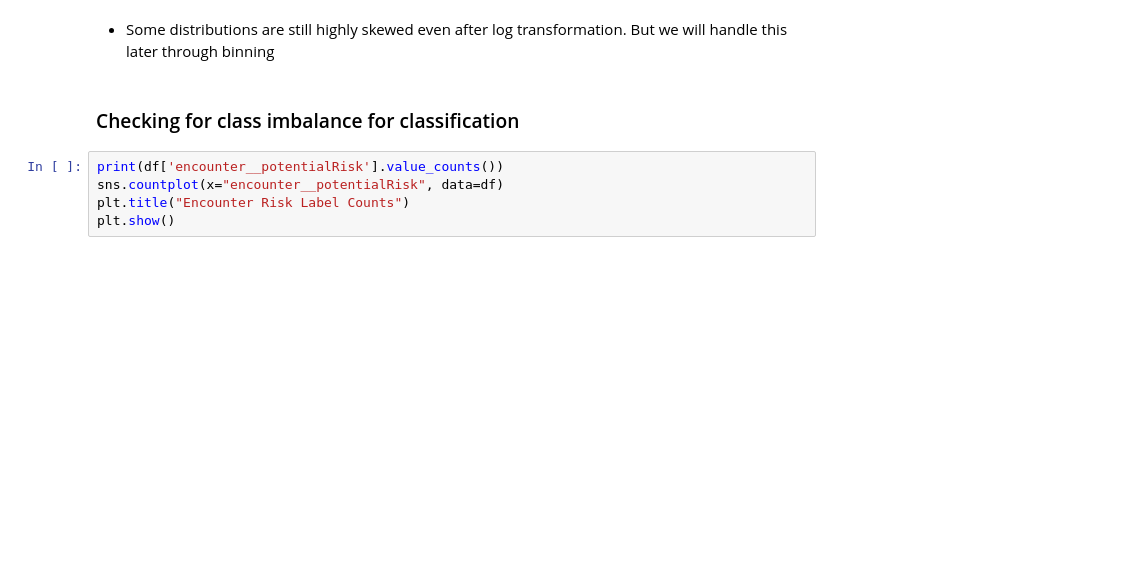
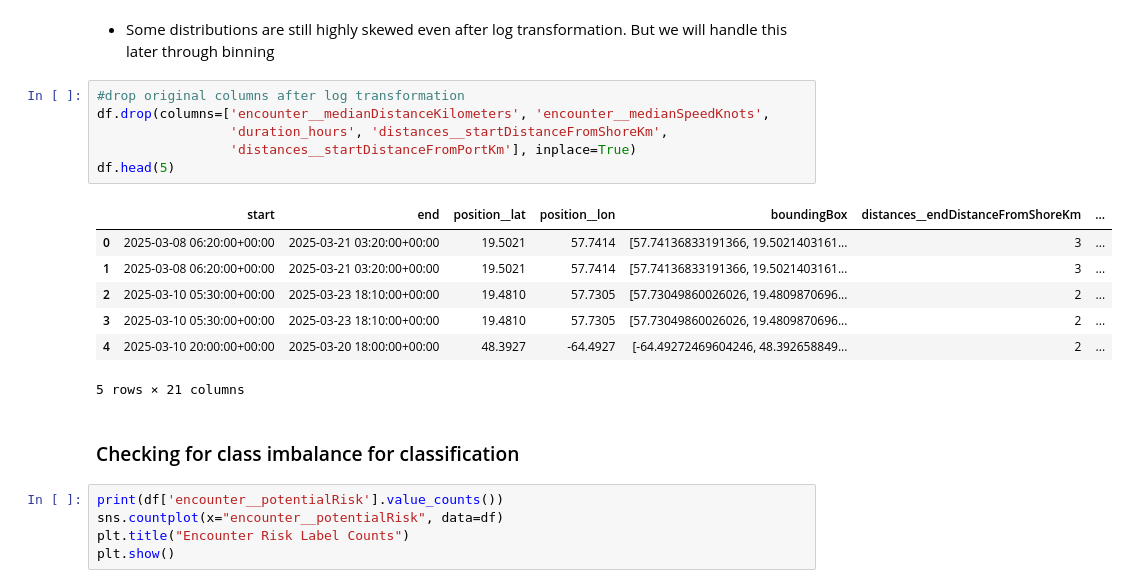
Before and after one commit to zuweii/datamining, a Jupyter notebook: collision.ipynb, the cells around one changed output. Drawn from its saved outputs; the diff is of its cells as text; blank space fills up the shorter version.

```diff
--- a/collision.ipynb
+++ b/collision.ipynb
@@ -321,6 +321,20 @@ plt.show()
 [figure]
 # %% [markdown]
 - Some distributions are still highly skewed even after log transformation. But we will handle this later through binning
+# %%
+#drop original columns after log transformation
+df.drop(columns=['encounter__medianDistanceKilometers', 'encounter__medianSpeedKnots',
+                 'duration_hours', 'distances__startDistanceFromShoreKm',
+                 'distances__startDistanceFromPortKm'], inplace=True)
+df.head(5)
+# %% [output]
+|  | start | end | position__lat | position__lon | boundingBox | distances__endDistanceFromShoreKm | ... |
+| 0 | 2025-03-08 06:20:00+00:00 | 2025-03-21 03:20:00+00:00 | 19.5021 | 57.7414 | [57.74136833191366, 19.5021403161... | 3 | ... |
+| 1 | 2025-03-08 06:20:00+00:00 | 2025-03-21 03:20:00+00:00 | 19.5021 | 57.7414 | [57.74136833191366, 19.5021403161... | 3 | ... |
+| 2 | 2025-03-10 05:30:00+00:00 | 2025-03-23 18:10:00+00:00 | 19.4810 | 57.7305 | [57.73049860026026, 19.4809870696... | 2 | ... |
+| 3 | 2025-03-10 05:30:00+00:00 | 2025-03-23 18:10:00+00:00 | 19.4810 | 57.7305 | [57.73049860026026, 19.4809870696... | 2 | ... |
+| 4 | 2025-03-10 20:00:00+00:00 | 2025-03-20 18:00:00+00:00 | 48.3927 | -64.4927 | [-64.49272469604246, 48.392658849... | 2 | ... |
+5 rows × 21 columns
 # %% [markdown]
 <h3>Checking for class imbalance for classification</h3>
 # %%
```
Also changed, not shown: parts of 11 cells of this notebook, 1 other file.
